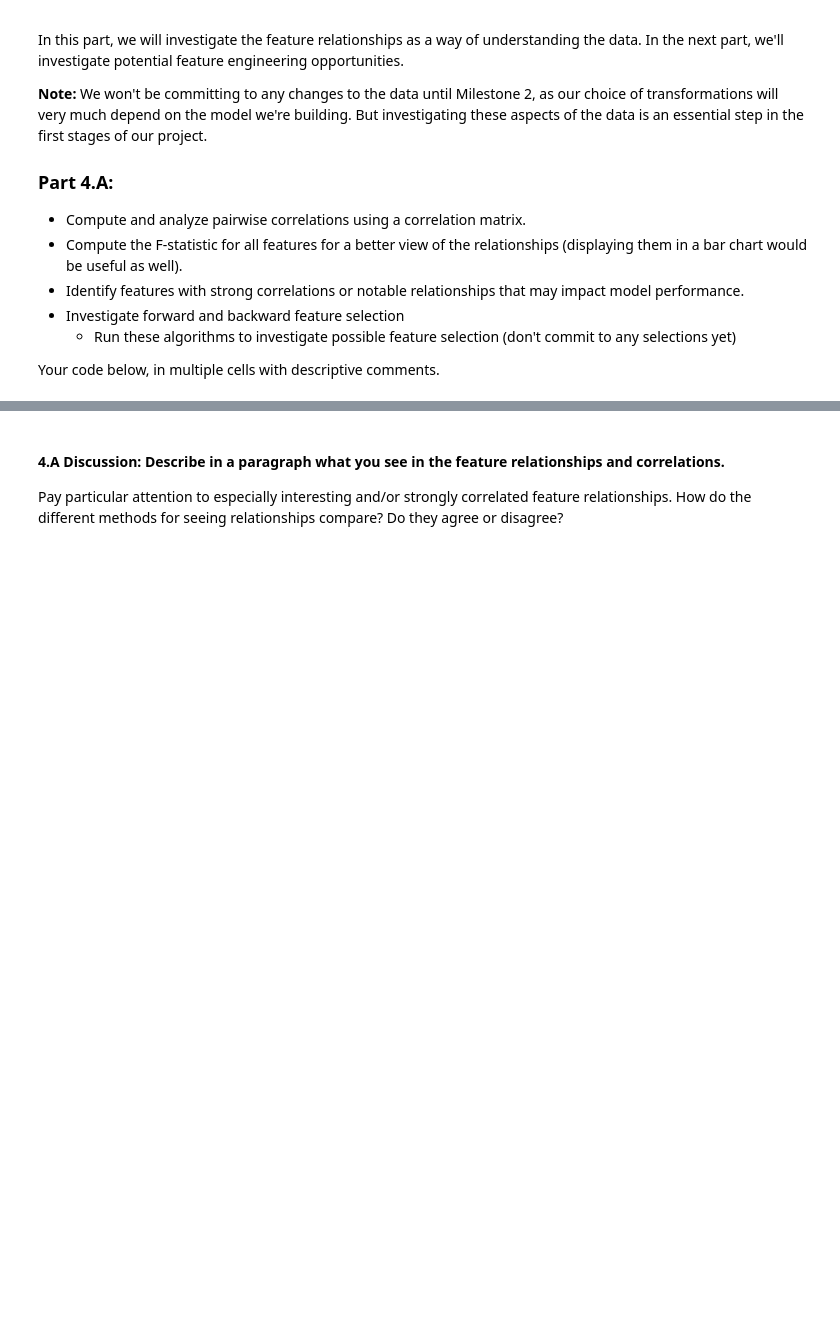
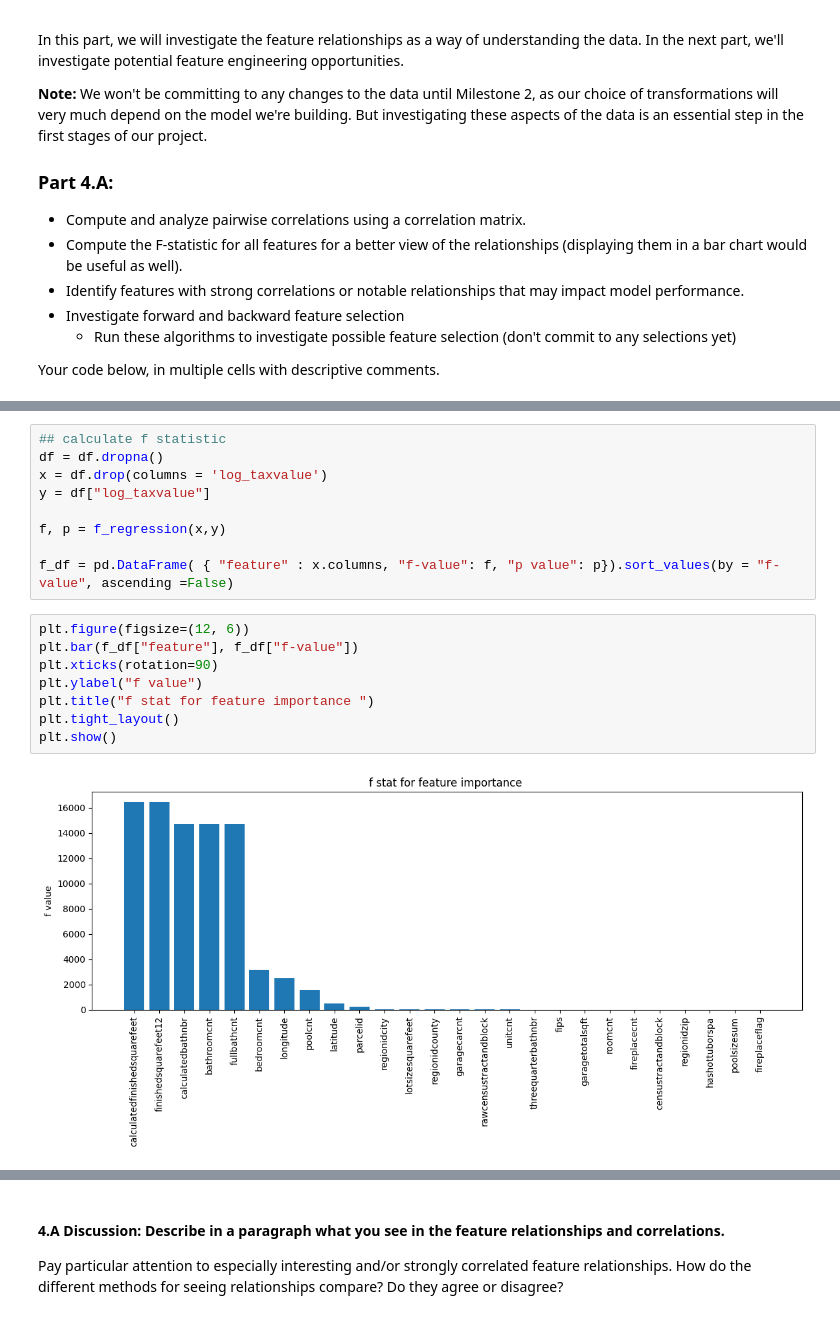
Before and after one commit to kwzhou23/DX603---Milestone-01, a Jupyter notebook: Milestone_01.ipynb, the cells around one changed output, grey strips where cells are left out. Drawn from its saved outputs; the diff is of its cells as text; blank space fills up the shorter version.

```diff
--- a/Milestone_01.ipynb
+++ b/Milestone_01.ipynb
@@ -396,0 +603,19 @@ Your code below, in multiple cells with descriptive comments.
+# %%
+## calculate f statistic
+df = df.dropna()
+x = df.drop(columns = 'log_taxvalue')
+y = df["log_taxvalue"]
+
+f, p = f_regression(x,y)
+
+f_df = pd.DataFrame( { "feature" : x.columns, "f-value": f, "p value": p}).sort_values(by = "f-value", ascending =False)
+# %%
+plt.figure(figsize=(12, 6))
+plt.bar(f_df["feature"], f_df["f-value"])
+plt.xticks(rotation=90)
+plt.ylabel("f value")
+plt.title("f stat for feature importance ")
+plt.tight_layout()
+plt.show()
+# %% [output]
+[figure, added]
```
Also changed, not shown: parts of 31 cells of this notebook.
